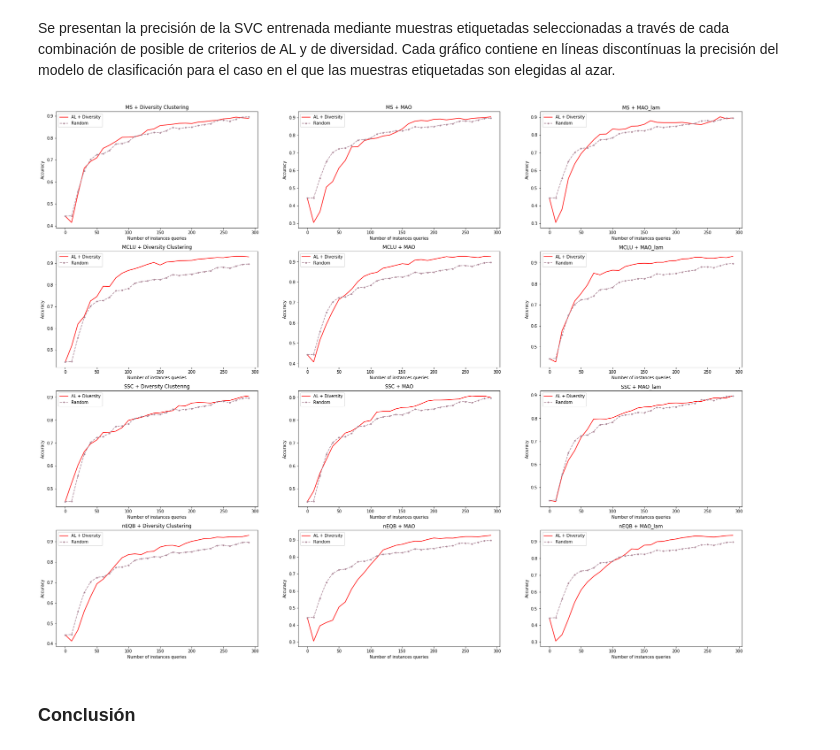
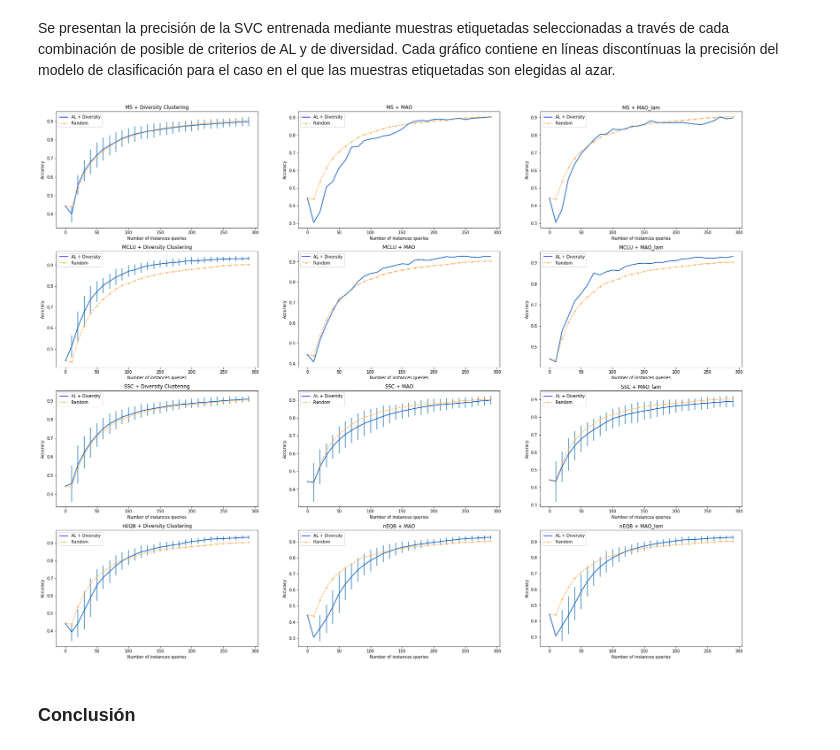
Before and after one commit to crossvalidados/Active_Learning, a Jupyter notebook: ActiveLearning.ipynb, the cells around one changed output. Saved outputs shown, nothing was run; the diff lists cells and outputs as text; code cells hidden in the pictures.

```diff
--- a/ActiveLearning.ipynb
+++ b/ActiveLearning.ipynb
@@ -288,7 +288,7 @@ Realizaremos este experimento 100 veces y se calculará el resultado medio para
 # %%
 ### comenzamos con random sampling, que usaremos para comparar el resto de metodos
 M = 30 # numero iteraciones. Se acaba con M*10 muestras etiquetadas
-N = 100 #numero de veces que se repite el experimento
+N = 50 #numero de veces que se repite el experimento
 
 res = np.empty((N, M))
 
@@ -327,7 +327,7 @@ for j in range(N):
 
 
     res[j, :] = np.array(random_accuracy)
-    random_accuracy = list(res.mean(axis=0))
+random_accuracy = list(res.mean(axis=0))
 # %% [markdown]
 Entrenamos la SVC seleccionando las muestras etiquetadas mediante todas las combinaciones posibles de criterios de AL y de diversidad. Cada combinación se evaluará 30 veces, eligiendo cada vez 10 muestras activas adicionales.
 
@@ -342,6 +342,8 @@ n_diver = 10 # numero de muestras que se selecionan de las muestras activas a tr
 sampling_methods = [MS, MCLU, SSC, nEQB]
 diversity_methods = [diversity_clustering, MAO, MAO_lam]
 acc = np.empty((len(sampling_methods)*len(diversity_methods), M))
+std = np.empty((len(sampling_methods)*len(diversity_methods), M))
+
 idx = 0
 res = np.empty((N, M))
 
@@ -385,32 +387,36 @@ for j in range(len(sampling_methods)):
                 y_L = L.iloc[:, 0]
 
             res[idy, :] = np.array(accuracy)
-            accuracy = list(res.mean(axis=0))
+
+        accuracy = list(res.mean(axis=0))
+        standard = list(np.std(res, axis = 0))
 
         acc[idx, :] = np.array(accuracy)
+        std[idx, :] = 2*np.array(standard)
         idx = idx + 1
 # %% [markdown]
 Se presentan la precisión de la SVC entrenada mediante muestras etiquetadas seleccionadas a través de cada combinación de posible de criterios de AL y de diversidad. Cada gráfico contiene en líneas discontínuas la precisión del modelo de clasificación para el caso en el que las muestras etiquetadas son elegidas al azar.
 # %%
 # Graficas
 al = ["MS"]*len(diversity_methods) + ["MCLU"]*len(diversity_methods) + ["SSC"]*len(diversity_methods) + ["nEQB"]*len(diversity_methods)
 diversity = ["Diversity Clustering", "MAO", "MAO_lam"]*len(sampling_methods)
 x = np.arange(M*n_diver, step = 10)
 
 fig = plt.figure(figsize= (30 , 24))
 
 for i in range(acc.shape[0]):
     fig.add_subplot(4, 3, i + 1)
-    plt.plot(x, acc[i,:], "r")
-    plt.plot(x, random_accuracy, ".--", color = "#AC8798")
+    plt.plot(x, acc[i,:], "b")
+    plt.errorbar(x, acc[i, :], yerr = std[i, :])
+    plt.plot(x, random_accuracy, ".--", color = "#FAAC58")
     plt.title(al[i] + " + " + diversity[i])
     plt.legend(("AL + Diversity","Random"))
     plt.ylabel("Accuracy")
     plt.xlabel("Number of instances queries")
     plt.show
 
-# plt.savefig('resultados.png')
+plt.savefig('resultados.png')
 # %% [output]
-[figure, old version]
+[figure, new version]
 # %% [markdown]
 ### Conclusión
```
Also changed, not shown: parts of 1 cell of this notebook, 1 other file.
